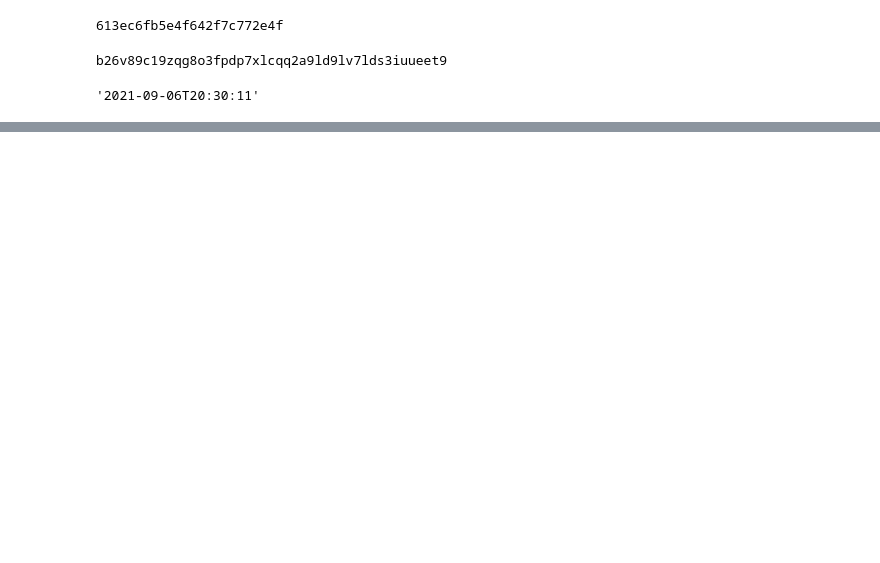
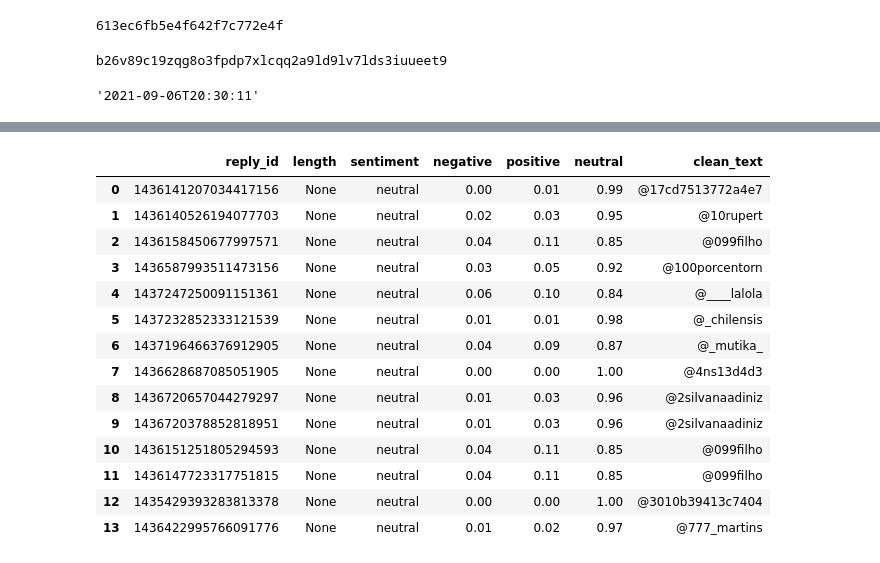
Before and after one commit to VictorValar/undergrad_thesis_sentiment_analysis, a Jupyter notebook: mongoTests.ipynb, the cells around one changed output, grey strips where cells are left out. Saved outputs shown, nothing was run; the diff lists cells and outputs as text; code cells hidden in the pictures; blank space fills up the shorter version.

Commit message:
change azure no_text logic

```diff
--- a/mongoTests.ipynb
+++ b/mongoTests.ipynb
@@ -83,0 +108,24 @@ print(total_count)
+# %%
+white = " "
+
+replies = RepliesSentiment.objects.filter(clean_text__not__icontains=white).values_list('reply_id','length','sentiment', 'negative','positive', 'neutral','clean_text')
+df = pd.DataFrame.from_records(data=replies, columns=['reply_id','length','sentiment', 'negative','positive', 'neutral','clean_text'])
+# for reply in replies:
+#     reply.delete()
+df
+# %% [output]
+|  | reply_id | length | sentiment | negative | positive | neutral | clean_text |
+| 0 | 1436141207034417156 | None | neutral | 0.00 | 0.01 | 0.99 | @17cd7513772a4e7 |
+| 1 | 1436140526194077703 | None | neutral | 0.02 | 0.03 | 0.95 | @10rupert |
+| 2 | 1436158450677997571 | None | neutral | 0.04 | 0.11 | 0.85 | @099filho |
+| 3 | 1436587993511473156 | None | neutral | 0.03 | 0.05 | 0.92 | @100porcentorn |
+| 4 | 1437247250091151361 | None | neutral | 0.06 | 0.10 | 0.84 | @____lalola |
+| 5 | 1437232852333121539 | None | neutral | 0.01 | 0.01 | 0.98 | @_chilensis |
+| 6 | 1437196466376912905 | None | neutral | 0.04 | 0.09 | 0.87 | @_mutika_ |
+| 7 | 1436628687085051905 | None | neutral | 0.00 | 0.00 | 1.00 | @4ns13d4d3 |
+| 8 | 1436720657044279297 | None | neutral | 0.01 | 0.03 | 0.96 | @2silvanaadiniz |
+| 9 | 1436720378852818951 | None | neutral | 0.01 | 0.03 | 0.96 | @2silvanaadiniz |
+| 10 | 1436151251805294593 | None | neutral | 0.04 | 0.11 | 0.85 | @099filho |
+| 11 | 1436147723317751815 | None | neutral | 0.04 | 0.11 | 0.85 | @099filho |
+| 12 | 1435429393283813378 | None | neutral | 0.00 | 0.00 | 1.00 | @3010b39413c7404 |
+| 13 | 1436422995766091776 | None | neutral | 0.01 | 0.02 | 0.97 | @777_martins |
```
Also changed, not shown: parts of 3 cells of this notebook, 8 other files.
